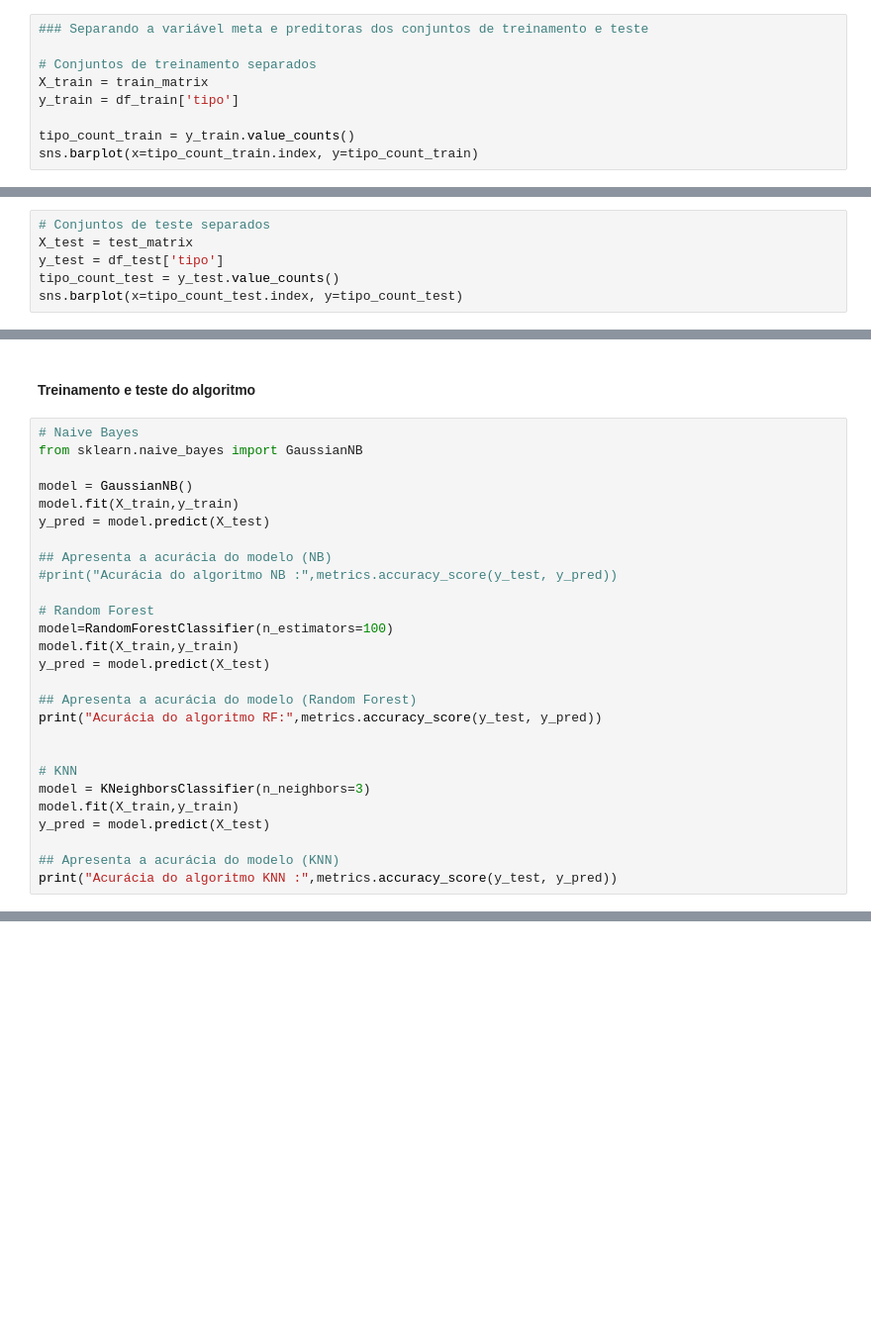
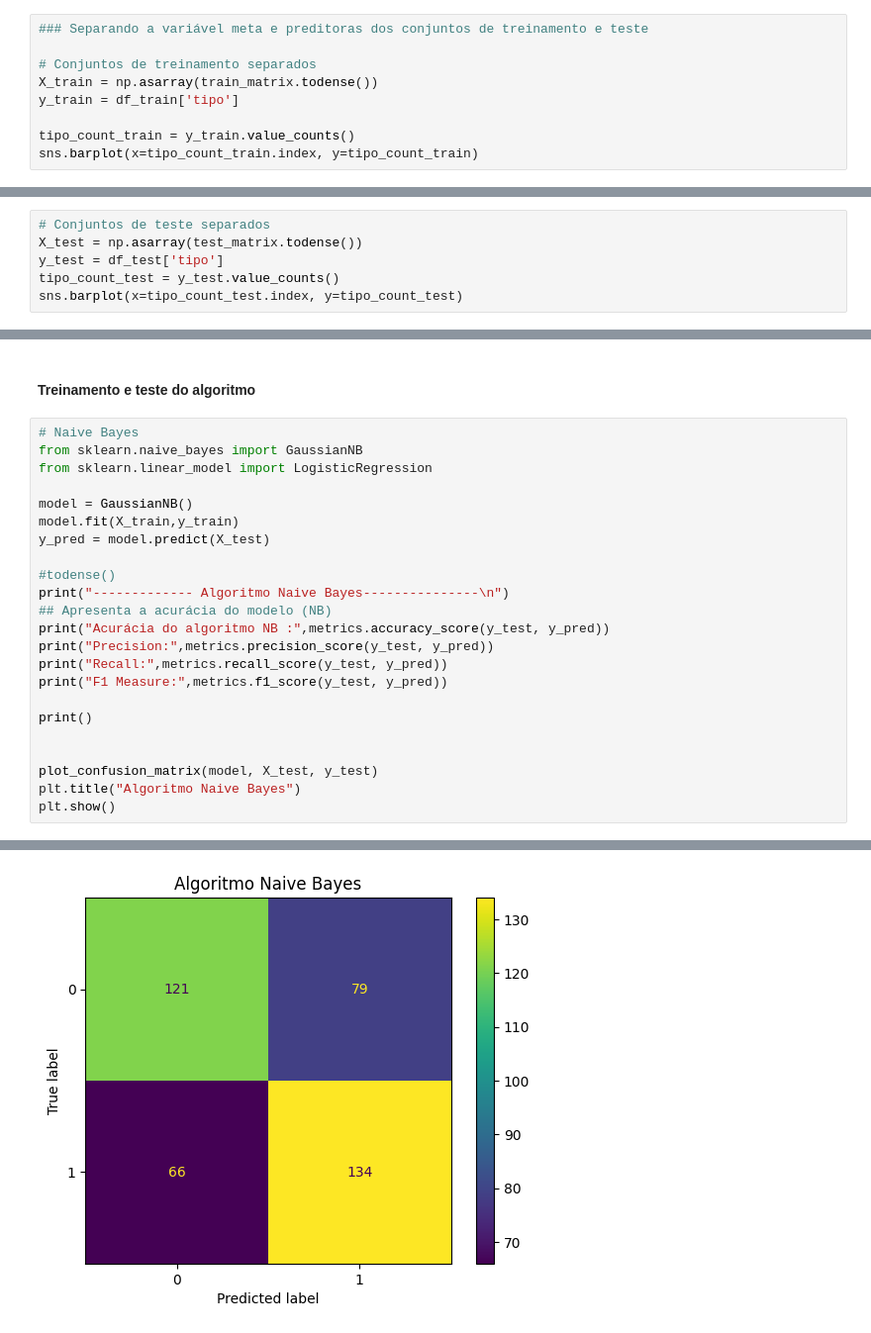
Before and after one commit to FabiadS/Trabalho-Topicos, a Jupyter notebook: trabalho.ipynb, the cells around one changed output, grey strips where cells are left out. Shown at 99% size. Drawn from its saved outputs; the diff is of its cells as text; blank space fills up the shorter version.

```diff
--- a/trabalho.ipynb
+++ b/trabalho.ipynb
@@ -196,7 +197,7 @@ print(test_matrix)
 ### Separando a variável meta e preditoras dos conjuntos de treinamento e teste
 
 # Conjuntos de treinamento separados
-X_train = train_matrix
+X_train = np.asarray(train_matrix.todense())
 y_train = df_train['tipo']
 
 tipo_count_train = y_train.value_counts()
@@ -206,7 +207,7 @@ sns.barplot(x=tipo_count_train.index, y=tipo_count_train)
 [figure]
 # %%
 # Conjuntos de teste separados
-X_test = test_matrix
+X_test = np.asarray(test_matrix.todense())
 y_test = df_test['tipo']
 tipo_count_test = y_test.value_counts()
 sns.barplot(x=tipo_count_test.index, y=tipo_count_test)
@@ -300,28 +300,24 @@ plt.show()
 # %%
 # Naive Bayes
 from sklearn.naive_bayes import GaussianNB
+from sklearn.linear_model import LogisticRegression
 
 model = GaussianNB()
 model.fit(X_train,y_train)
 y_pred = model.predict(X_test)
 
+#todense()
+print("------------- Algoritmo Naive Bayes---------------\n")
 ## Apresenta a acurácia do modelo (NB)
-#print("Acurácia do algoritmo NB :",metrics.accuracy_score(y_test, y_pred))
+print("Acurácia do algoritmo NB :",metrics.accuracy_score(y_test, y_pred))
+print("Precision:",metrics.precision_score(y_test, y_pred))
+print("Recall:",metrics.recall_score(y_test, y_pred))
+print("F1 Measure:",metrics.f1_score(y_test, y_pred))
 
-# Random Forest
-model=RandomForestClassifier(n_estimators=100)
-model.fit(X_train,y_train)
-y_pred = model.predict(X_test)
-
-## Apresenta a acurácia do modelo (Random Forest)
-print("Acurácia do algoritmo RF:",metrics.accuracy_score(y_test, y_pred))
+print()
 
 
-# KNN
-model = KNeighborsClassifier(n_neighbors=3)
-model.fit(X_train,y_train)
-y_pred = model.predict(X_test)
-
-## Apresenta a acurácia do modelo (KNN)
-print("Acurácia do algoritmo KNN :",metrics.accuracy_score(y_test, y_pred))
+plot_confusion_matrix(model, X_test, y_test)
+plt.title("Algoritmo Naive Bayes")
+plt.show()
 # %% [output]
@@ -328,0 +330 @@ TypeError: A sparse matrix was passed, but dense data is required. Use X.toarray
+[figure, added]
```
Also changed, not shown: parts of 8 cells of this notebook.
